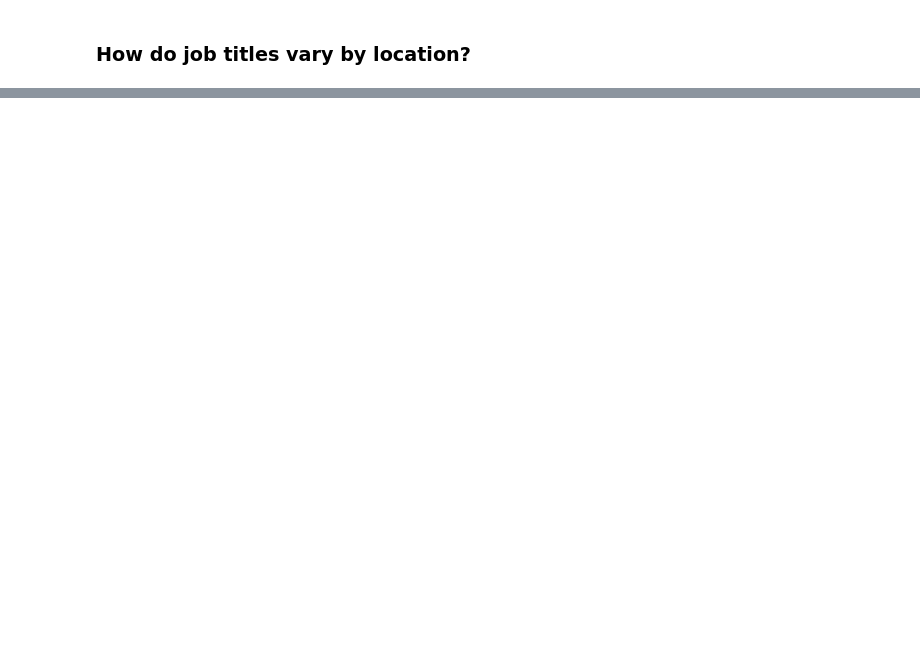
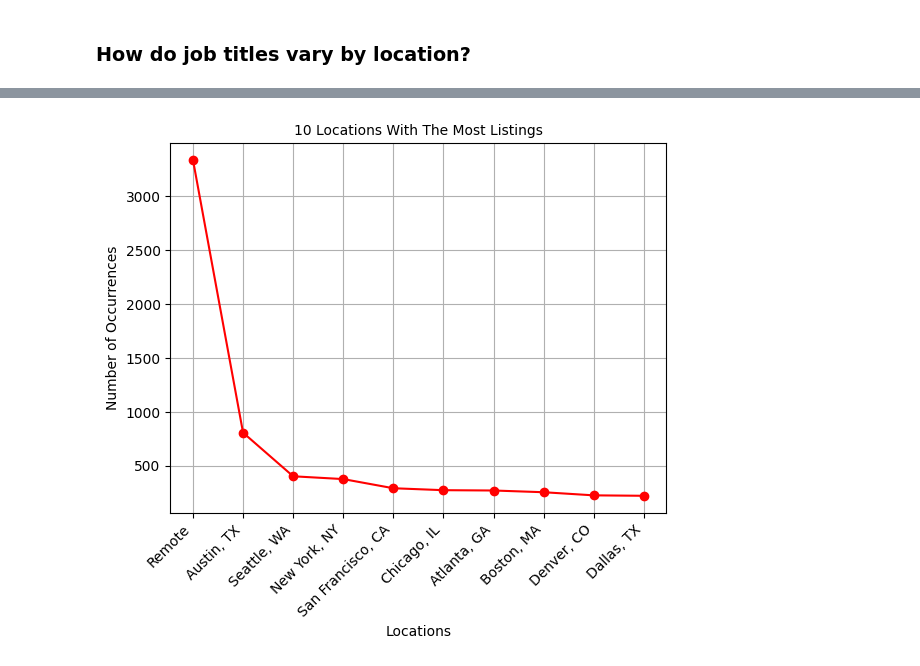
Before and after one commit to LeoIvin/US-SWE-Job-Posting-Analysis, a Jupyter notebook: analysis.ipynb, the cells around one changed output, grey strips where cells are left out. Cells and saved outputs as stored; diff of their text form; code cells hidden in the pictures; blank space fills up the shorter version.

```diff
--- a/analysis.ipynb
+++ b/analysis.ipynb
@@ -183,0 +201,3 @@ company
+# %%
+location_job_count = cleaned_jobs_df['location'].value_counts().head(10)
+location_job_count
@@ -184 +217,14 @@ company
+# %%
+# Plotting the line chart
+# plt.figure(figsize=(10, 6))
+plt.plot(location_job_count.index, location_job_count.values, marker='o', linestyle='-', color='r')
+
+# Adding titles and labels
+plt.title('10 Locations With The Most Listings', fontsize=10)
+plt.xlabel('Locations', fontsize=10)
+plt.ylabel('Number of Occurrences', fontsize=10)
+plt.xticks(rotation=45, ha='right')  # Rotate x-axis labels for better readability
+plt.grid(True)
+# %% [output]
+[figure, added]
 # %%
```
Also changed, not shown: parts of 13 cells of this notebook.
